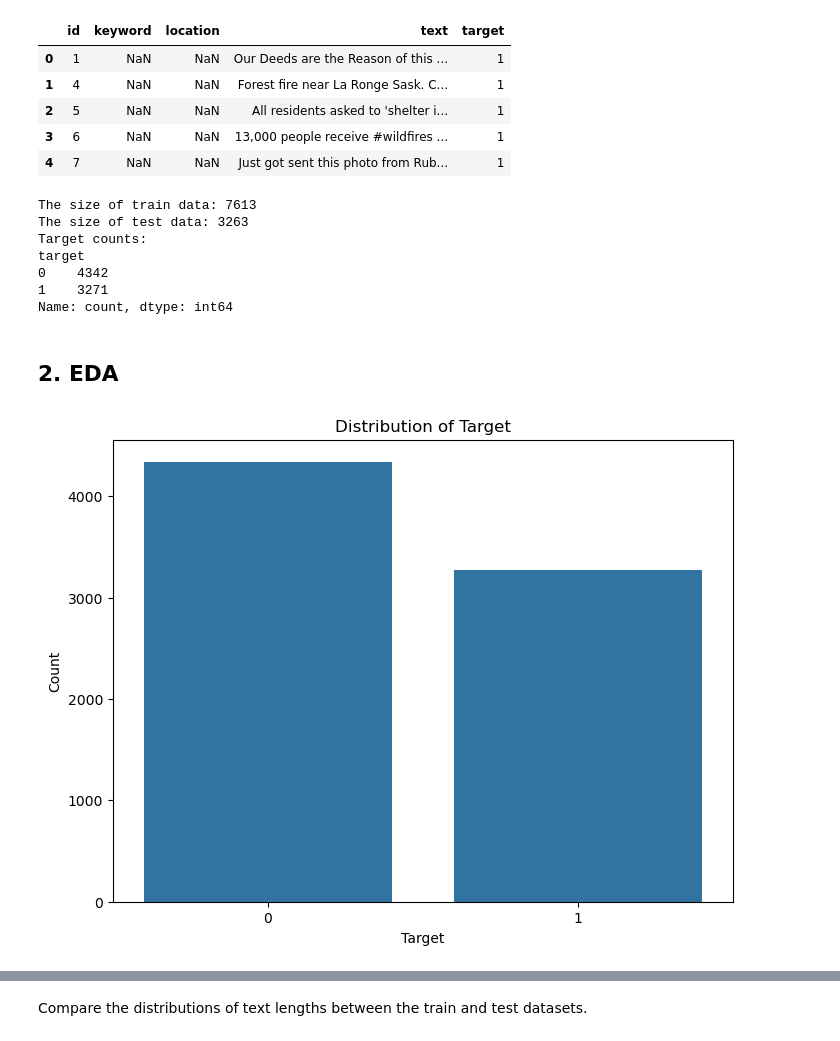
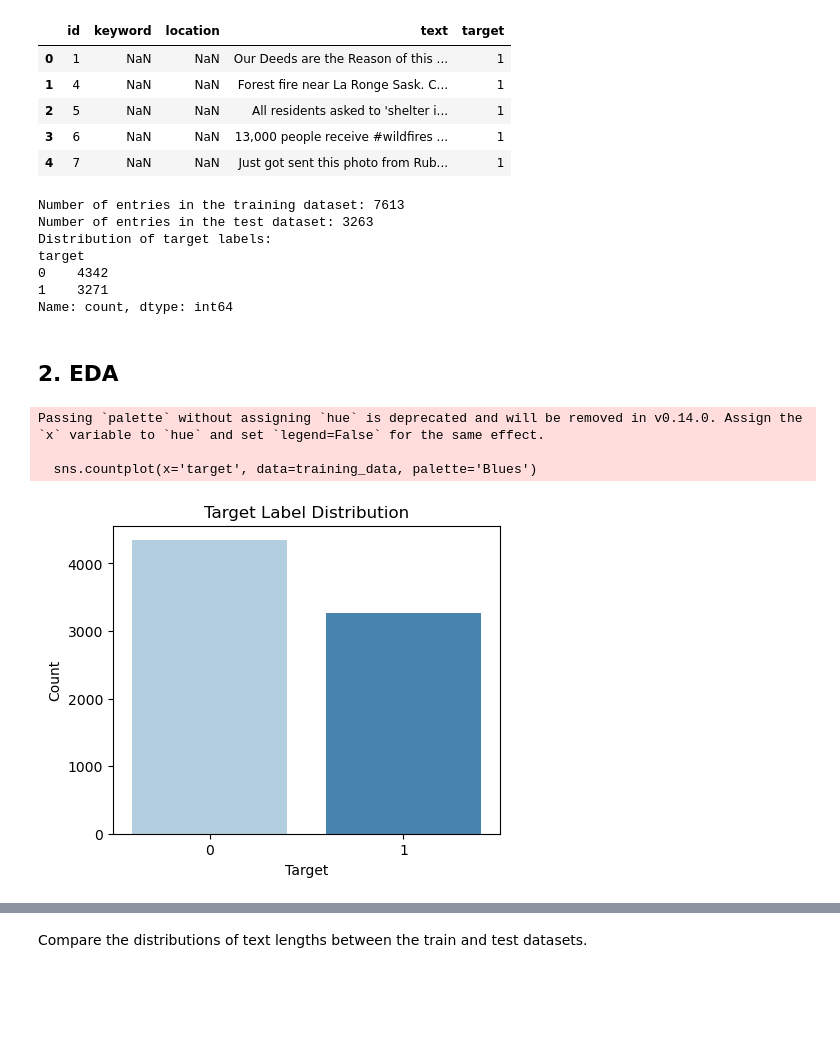
Before and after one commit to sthh-hub/nlp-with-disaster-tweets, a Jupyter notebook: base.ipynb, the cells around one changed output, grey strips where cells are left out. Saved outputs shown, nothing was run; the diff lists cells and outputs as text; code cells hidden in the pictures; blank space fills up the shorter version.

```diff
--- a/base.ipynb
+++ b/base.ipynb
@@ -20,9 +21,10 @@ The goal is to distinguish fake news from real news by training a model that can
 # %%
-train_data = pd.read_csv('./data/train.csv')
-test_data = pd.read_csv('./data/test.csv')
+# Load the training and testing dataset
+training_data = pd.read_csv('./data/train.csv')
+testing_data = pd.read_csv('./data/test.csv')
 
-# Display first few rows of the dataset
-train_data.head()
+# Display the first five rows of the training dataset to preview its structure and content
+training_data.head()
 # %% [output]
 |  | id | keyword | location | text | target |
 | 0 | 1 | NaN | NaN | Our Deeds are the Reason of this ... | 1 |
@@ -31,13 +33,14 @@ train_data.head()
 | 3 | 6 | NaN | NaN | 13,000 people receive #wildfires ... | 1 |
 | 4 | 7 | NaN | NaN | Just got sent this photo from Rub... | 1 |
 # %%
-print(f"The size of train data: {train_data.shape[0]}")
-print(f"The size of test data: {test_data.shape[0]}")
-print(f"Target counts:\n{train_data['target'].value_counts()}")
+# Display the datasets
+print(f"Number of entries in the training dataset: {training_data.shape[0]}")
+print(f"Number of entries in the test dataset: {testing_data.shape[0]}")
+print(f"Distribution of target labels:\n{training_data['target'].value_counts()}")
 # %% [output]
-The size of train data: 7613
-The size of test data: 3263
-Target counts:
+Number of entries in the training dataset: 7613
+Number of entries in the test dataset: 3263
+Distribution of target labels:
 target
 0    4342
 1    3271
@@ -45,13 +48,16 @@ Name: count, dtype: int64
 # %% [markdown]
 ## 2. EDA
 # %%
-# Distribution of target variable
-plt.figure(figsize=(8, 6))
-sns.countplot(x='target', data=train_data)
-plt.title('Distribution of Target')
+# Plot the target variable distribution in the training dataset with a different color palette
+plt.figure(figsize=(5, 4))
+sns.countplot(x='target', data=training_data, palette='Blues')
+plt.title('Target Label Distribution')
 plt.xlabel('Target')
 plt.ylabel('Count')
 plt.show()
 # %% [output]
+Passing `palette` without assigning `hue` is deprecated and will be removed in v0.14.0. Assign the `x` variable to `hue` and set `legend=False` for the same effect.
+
+  sns.countplot(x='target', data=training_data, palette='Blues')
-[figure, old version]
+[figure, new version]
 # %%
```
Also changed, not shown: parts of 30 cells of this notebook, 2 other files.
